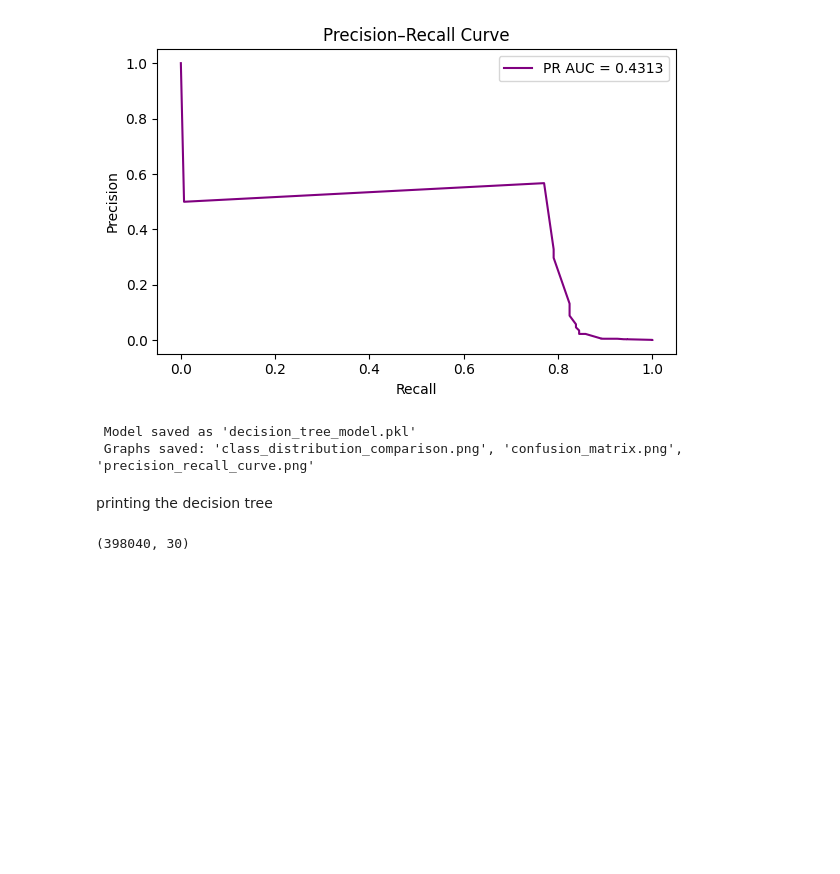
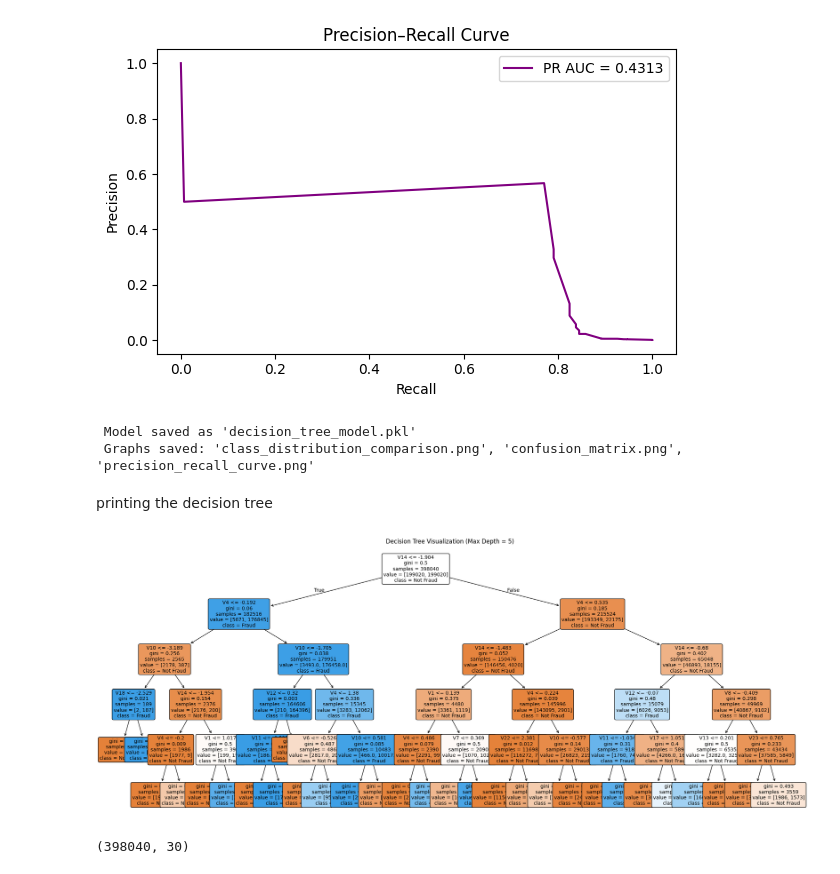
Before and after one commit to Praveenramisetti76/Credit-card-fraud-detection, a Jupyter notebook: creditcard-decisiontree-main.ipynb, the cells around one changed output. Drawn from its saved outputs; the diff is of its cells as text; code cells hidden in the pictures; blank space fills up the shorter version.

```diff
--- a/creditcard-decisiontree-main.ipynb
+++ b/creditcard-decisiontree-main.ipynb
@@ -36,8 +36,8 @@ Feature Scaling
 X = df.drop('Class', axis=1)
 y = df['Class']
 
-scaler = StandardScaler()
-X_scaled = scaler.fit_transform(X)
+#scaler = StandardScaler()
+#X_scaled = scaler.fit_transform(X)
 # %% [markdown]
 Data Spliting in decision tree:
 # %%
@@ -211,6 +211,26 @@ print(" Graphs saved: 'class_distribution_comparison.png', 'confusion_matrix.png
  Graphs saved: 'class_distribution_comparison.png', 'confusion_matrix.png', 'precision_recall_curve.png'
 # %% [markdown]
 printing the decision tree
+# %%
+# Get feature names from the original dataframe (excluding the target 'Class')
+feature_names = df.drop('Class', axis=1).columns.tolist()
+
+# Set up the figure size
+plt.figure(figsize=(25, 10))
+
+# Plot the tree
+plot_tree(clf,
+          feature_names=feature_names,
+          class_names=['Not Fraud', 'Fraud'],
+          filled=True,
+          rounded=True,
+          fontsize=10)
+
+plt.title("Decision Tree Visualization (Max Depth = 5)")
+plt.savefig("decision_tree_plot.png", dpi=300) # Save the plot as an image
+plt.show()
+# %% [output]
+[figure, added]
 # %%
 X_train_res.shape
 # %% [output]
```
Also changed, not shown: 5 other files.
